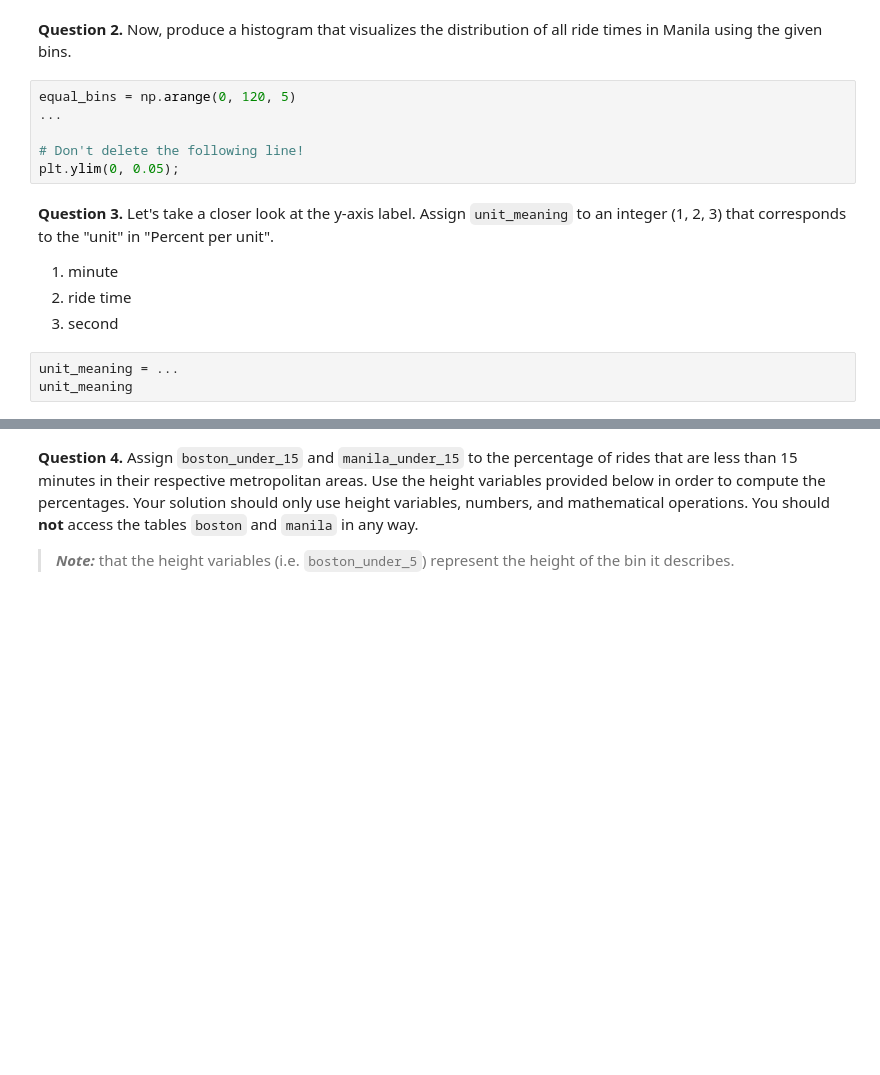
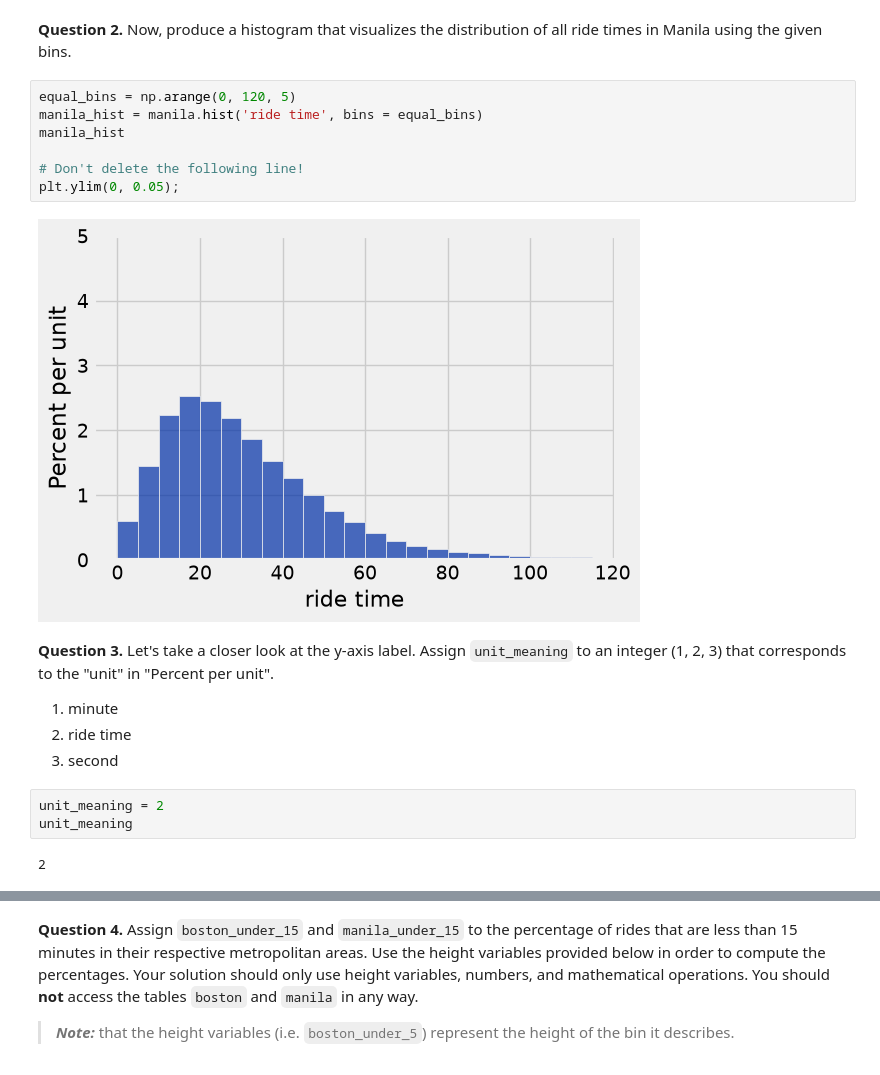
Before and after one commit to cblack-3/cblack-DA-Fall-Intro, a Jupyter notebook: Homework 3 - Visualizations/hw03.ipynb, the cells around one changed output, grey strips where cells are left out. Cells and saved outputs as stored; diff of their text form; blank space fills up the shorter version.

```diff
--- a/Homework 3 - Visualizations/hw03.ipynb
+++ b/Homework 3 - Visualizations/hw03.ipynb
@@ -364,10 +383,13 @@ equal_bins = np.arange(0, 120, 5)
 **Question 2.** Now, produce a histogram that visualizes the distribution of all ride times in Manila using the given bins.
 # %%
 equal_bins = np.arange(0, 120, 5)
-...
+manila_hist = manila.hist('ride time', bins = equal_bins)
+manila_hist
 
 # Don't delete the following line!
 plt.ylim(0, 0.05);
+# %% [output]
+[figure, added]
 # %% [markdown]
 <!-- END QUESTION -->
 
@@ -377,7 +399,9 @@ plt.ylim(0, 0.05);
 2. ride time
 3. second
 # %%
-unit_meaning = ...
+unit_meaning = 2
 unit_meaning
+# %% [output]
+2
 # %%
 grader.check("q3_3")
```
Also changed, not shown: parts of 16 cells of this notebook, 2 other files.
